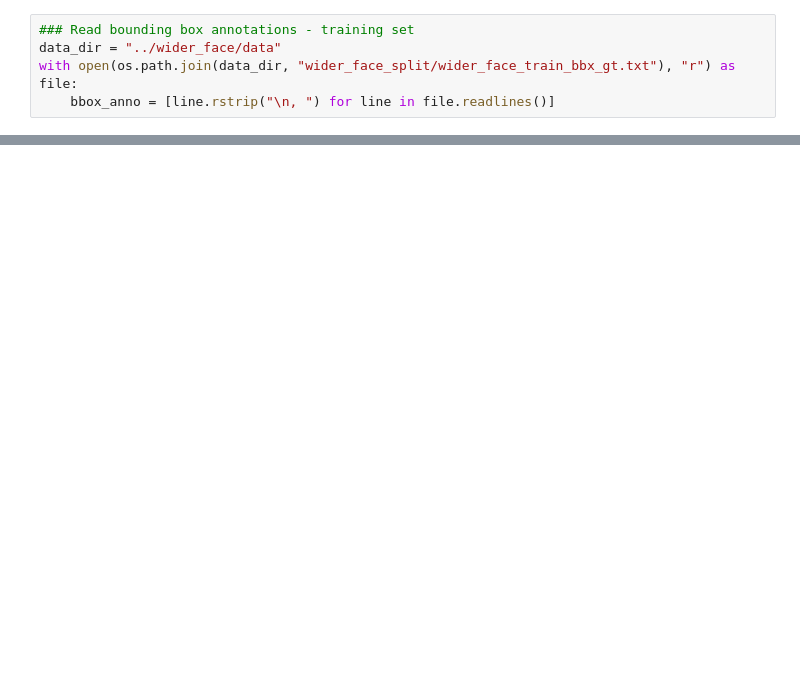
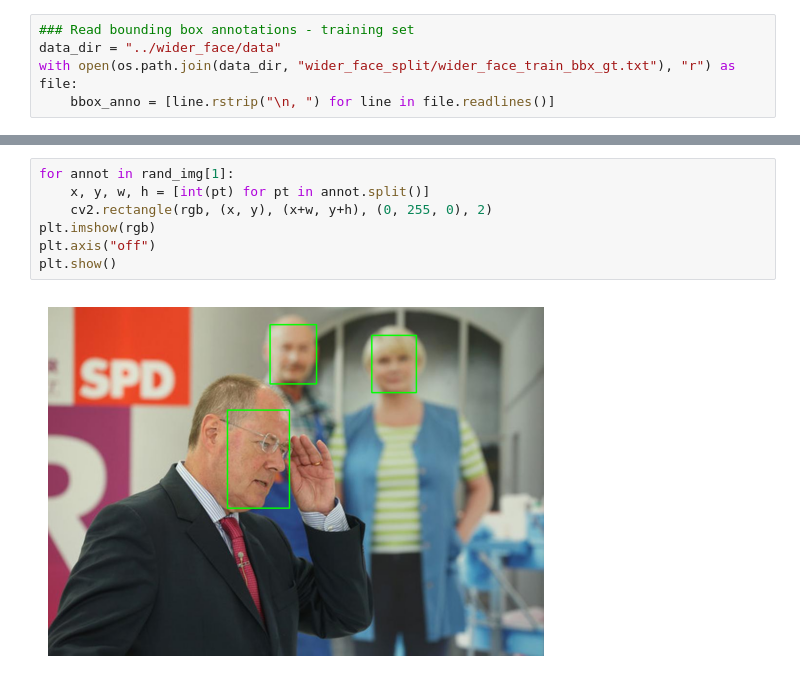
Before and after one commit to prashalruchiranga/Face-Detector, a Jupyter notebook: notebooks/face detection.ipynb, the cells around one changed output, grey strips where cells are left out. Cells and saved outputs as stored; diff of their text form; blank space fills up the shorter version.

```diff
--- a/notebooks/face detection.ipynb
+++ b/notebooks/face detection.ipynb
@@ -23,0 +61,9 @@ for pair in list(zip(img_indices, n_bbxes)):
+# %%
+for annot in rand_img[1]:
+    x, y, w, h = [int(pt) for pt in annot.split()]
+    cv2.rectangle(rgb, (x, y), (x+w, y+h), (0, 255, 0), 2)
+plt.imshow(rgb)
+plt.axis("off")
+plt.show()
+# %% [output]
+[figure, added]
```
Also changed, not shown: parts of 4 cells of this notebook.
